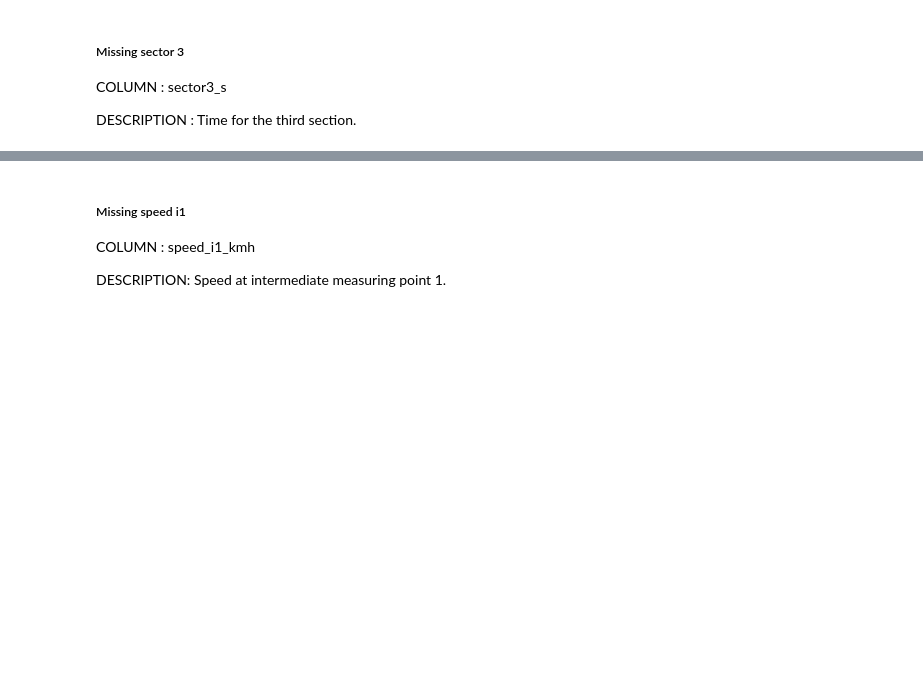
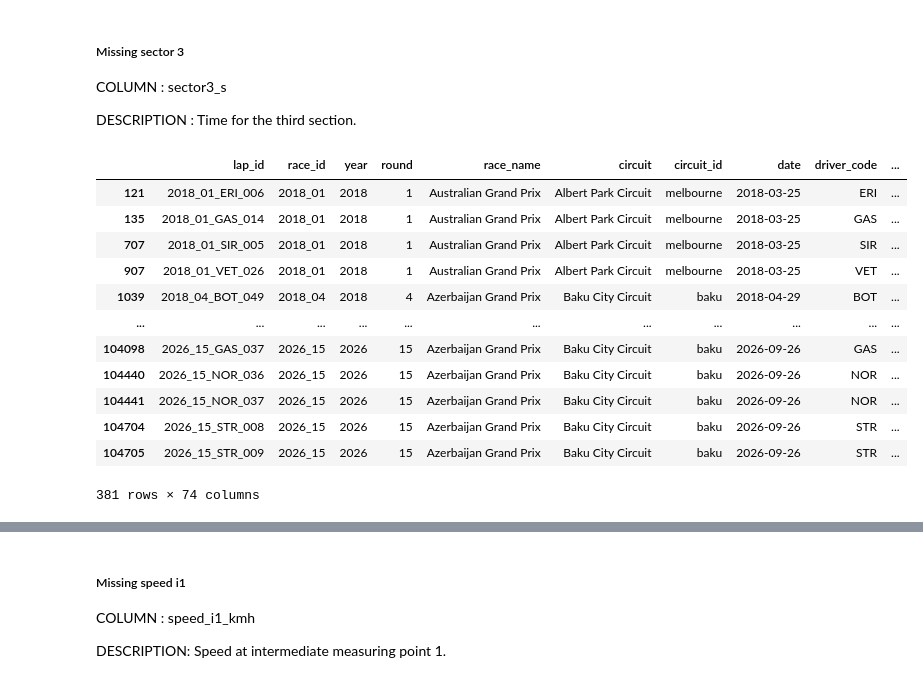
Before and after one commit to Laillaa/ML_Project_T01_LUSAIL, a Jupyter notebook: project_code.ipynb, the cells around one changed output, grey strips where cells are left out. Drawn from its saved outputs; the diff is of its cells as text; code cells hidden in the pictures; blank space fills up the shorter version.

```diff
--- a/project_code.ipynb
+++ b/project_code.ipynb
@@ -318,5 +323,15 @@ training.loc[training['lap_time_s'].isna(), 'result_status'].value_counts()
 # 202 who have a missing value here didn't finish the race for x reason
 # The 3 others finished 1 lap behind
 
+# Checking who are those 3 drivers
 training[(training['lap_time_s'].isna()) & (training['result_status'] == '+1 Lap')]
+
+# After some consideration, we prefer leaving the 205 missing values as is.
+# Since it's a column with timings, It's not something we want to mess up.
+# We'll still do some feature engineering/encoding.
+
+# The encoding in question
+# flag for the laps that have no lap timing at all -> keeps the information for the model
+training["untimed_lap"] = training["lap_time_s"].isna()
+print("untimed laps:", int(training["untimed_lap"].sum()))
 # %% [output]
@@ -351,8 +338,0 @@ So your theory holds for 90% of the rows. You can update the comment to say “m
-# %%
-# What I am going to do is fill the 205 missing values with NA
-
-training['lap_time_s'] = training['lap_time_s'].fillna('NA')
-# Not possible.
-# The column has a dtype float64.
-# I cant fill the missing values with a string (text)
-# Either we leave the missing values empty or we transform the column into an object
@@ -370,11 +352,18 @@ training[training['driving_time_s'].isna()] # 3 missing values
 # GrosJean had a collision damage in lap 12
 # Ricciardo had battery issues in lap 49
 
-# There's also missing values in the 'next_compound column (the one we want to predict), which makes some sense since they DNF'd,
+# There's also missing values in the 'next_compound column (the one we want to predict),
+# which makes some sense since they DNF'd,
 # so there's no pit stop.
 
 # DECISION:
-# I won't fill them because
-# - I think it might be complicated to compute it since idk at which point of the lap they had their issues.
-# - It might be something the model can learn/we can teach it (that sometimes, missing values are caused by unfinished races)
+# I won't fill them because I think it might be complicated to compute it since we don't know at which point of the lap they had their issues.
+# + it's a column with timings, so I also don't want to mess up
+
+# But we'll also encode it (tant que je peux faire quelque chose qui sera utile pour que le modèle apprenne)
+
+training["untimed_driving_time"] = training["driving_time_s"].isna()
+print("untimed driving time:", int(training["untimed_driving_time"].sum()))
+
+training[training['driving_time_s'].isna()] # It worked
 # %% [output]
@@ -425,3 +460,18 @@ COLUMN : sector3_s
 DESCRIPTION : Time for the third section.
 # %%
 # And here
+training[training['sector3_s'].isna()] # 381
+# %% [output]
+|  | lap_id | race_id | year | round | race_name | circuit | circuit_id | date | driver_code | ... |
+| 121 | 2018_01_ERI_006 | 2018_01 | 2018 | 1 | Australian Grand Prix | Albert Park Circuit | melbourne | 2018-03-25 | ERI | ... |
+| 135 | 2018_01_GAS_014 | 2018_01 | 2018 | 1 | Australian Grand Prix | Albert Park Circuit | melbourne | 2018-03-25 | GAS | ... |
+| 707 | 2018_01_SIR_005 | 2018_01 | 2018 | 1 | Australian Grand Prix | Albert Park Circuit | melbourne | 2018-03-25 | SIR | ... |
+| 907 | 2018_01_VET_026 | 2018_01 | 2018 | 1 | Australian Grand Prix | Albert Park Circuit | melbourne | 2018-03-25 | VET | ... |
+| 1039 | 2018_04_BOT_049 | 2018_04 | 2018 | 4 | Azerbaijan Grand Prix | Baku City Circuit | baku | 2018-04-29 | BOT | ... |
+| ... | ... | ... | ... | ... | ... | ... | ... | ... | ... | ... |
+| 104098 | 2026_15_GAS_037 | 2026_15 | 2026 | 15 | Azerbaijan Grand Prix | Baku City Circuit | baku | 2026-09-26 | GAS | ... |
+| 104440 | 2026_15_NOR_036 | 2026_15 | 2026 | 15 | Azerbaijan Grand Prix | Baku City Circuit | baku | 2026-09-26 | NOR | ... |
+| 104441 | 2026_15_NOR_037 | 2026_15 | 2026 | 15 | Azerbaijan Grand Prix | Baku City Circuit | baku | 2026-09-26 | NOR | ... |
+| 104704 | 2026_15_STR_008 | 2026_15 | 2026 | 15 | Azerbaijan Grand Prix | Baku City Circuit | baku | 2026-09-26 | STR | ... |
+| 104705 | 2026_15_STR_009 | 2026_15 | 2026 | 15 | Azerbaijan Grand Prix | Baku City Circuit | baku | 2026-09-26 | STR | ... |
+381 rows × 74 columns
```
Also changed, not shown: parts of 112 cells of this notebook.
